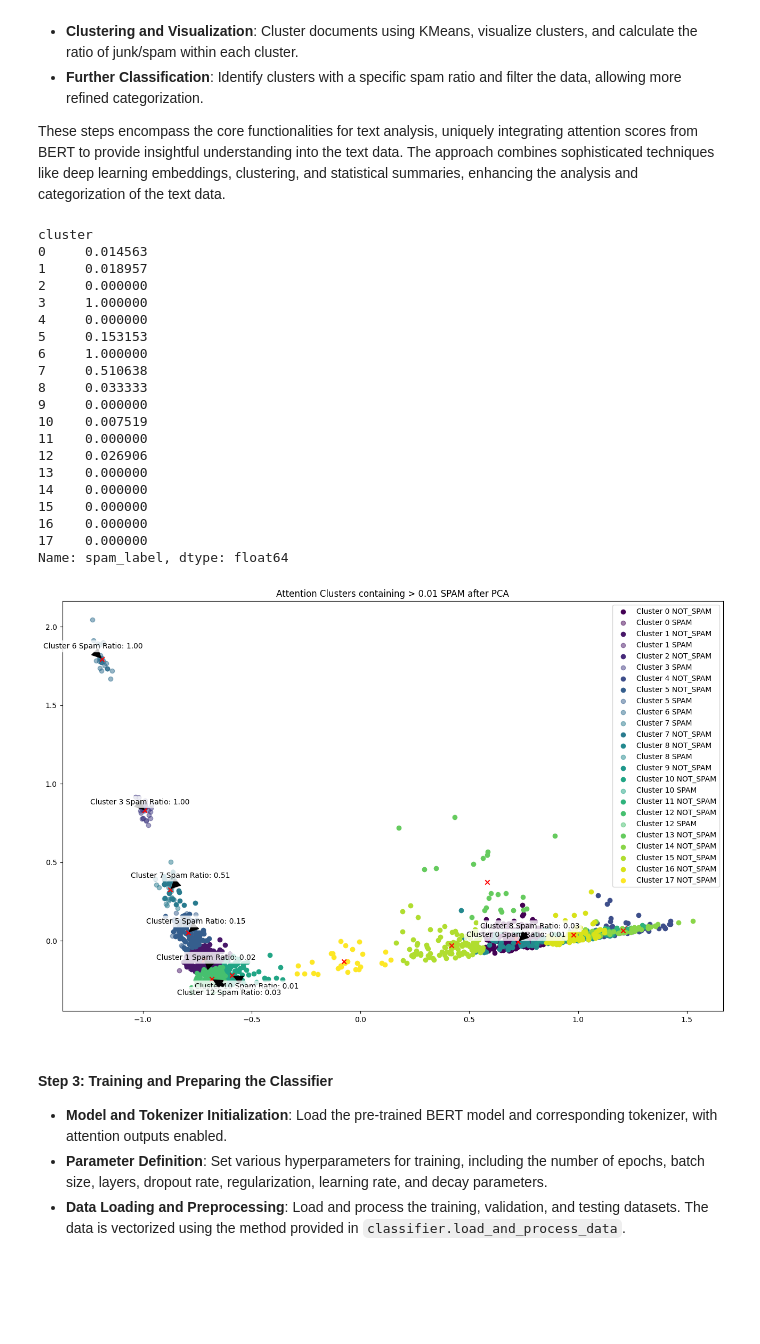
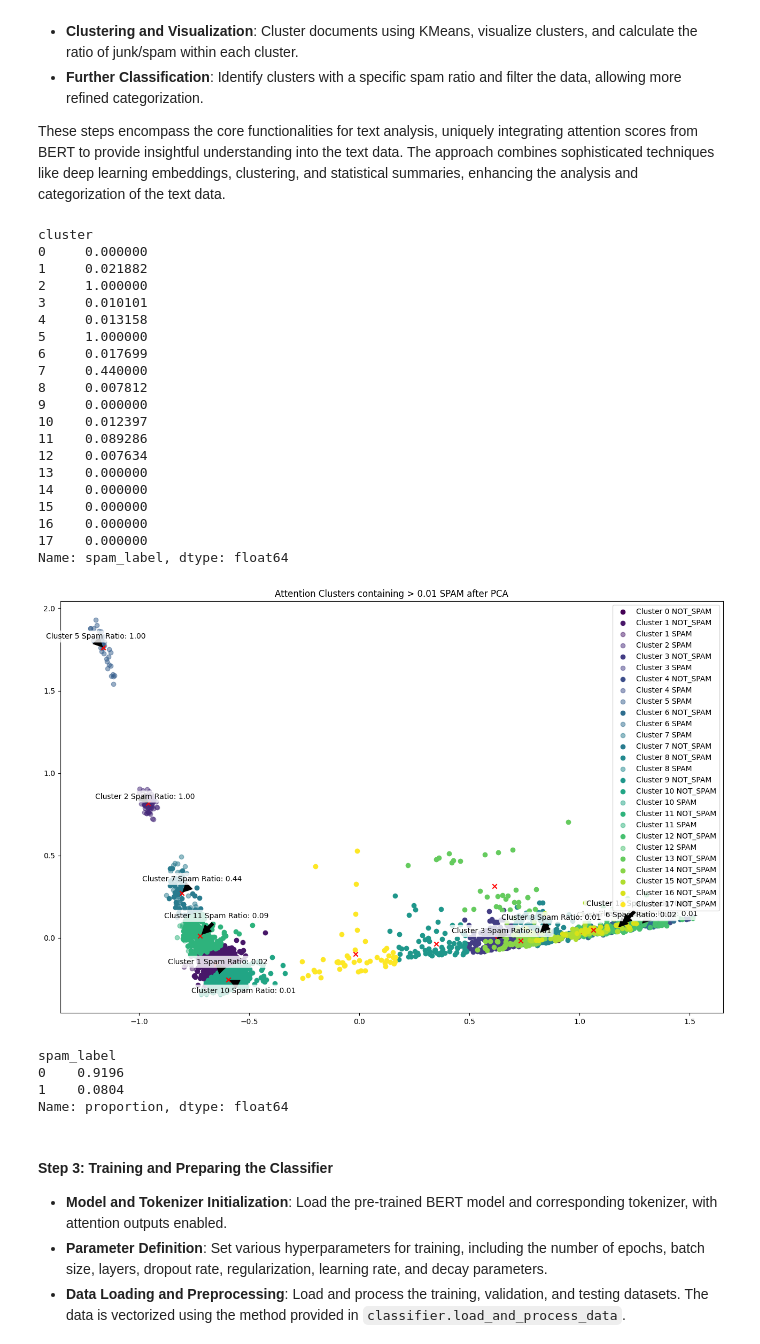
Before and after one commit to joelwk/Chanscope, a Jupyter notebook: notebooks/classification_pipeline.ipynb, the cells around one changed output. Saved outputs shown, nothing was run; the diff lists cells and outputs as text; code cells hidden in the pictures; blank space fills up the shorter version.

```diff
--- a/notebooks/classification_pipeline.ipynb
+++ b/notebooks/classification_pipeline.ipynb
@@ -34,7 +39,7 @@ import logging
 import pandas as pd
 from utils import fnSampling
 from utils import fnTesting
-from srcs.labeler import DialogDetector, apply_detector
+from srcs.labeler import DialogDetector, apply_detector, spam_ratio
 
 # Configure logging
 logging.basicConfig(level=logging.INFO)
@@ -49,11 +54,11 @@ sample_random_A05P8E01 = fnSampling.get_processed_sample('./data/datasets/TSRS/'
 # Copy dataframe loaded above and run threshold analysis
 data = sample_random_A05P8E01.copy()
 params = {
-    'sample_size': [len(data))],
+    'sample_size': [len(data)],
     'similarity_threshold': [0.45,0.6,0.7,0.75,0.9]
 }
-optimal_threshold, results , summary_table = fnTesting.evaluate_spam_threshold(data, params)
+#optimal_threshold, results , summary_table = fnTesting.evaluate_spam_threshold(data, params)
 # Perform clustering and visualize the results
-spam_ratio, dialog_data, similarity_training_data, spam_detector = apply_detector(data, optimal_threshold, int(len(data)/4))
+spam_ratio, dialog_data, similarity_training_data, spam_detector = apply_detector(data, 0.8, int(len(data)/4))
 print(spam_ratio)
 # %% [output]
@@ -78,34 +81,42 @@ Example interpretation of the above breakdown:
 These steps encompass the core functionalities for text analysis, uniquely integrating attention scores from BERT to provide insightful understanding into the text data. The approach combines sophisticated techniques like deep learning embeddings, clustering, and statistical summaries, enhancing the analysis and categorization of the text data.
 # %%
 from srcs import attention_filter
-
-fig, cluster_junk_ratio, data_clustered = attention_filter.main_plotting(dialog_data.sample(1500), max_length=512, show_scatter=True)
+fig, cluster_junk_ratio, data_clustered = attention_filter.main_plotting(dialog_data.sample(2500), max_length=512, show_scatter=True)
 
 # Identify clusters with a specific spam ratio and filter the data for further classification
 spam_clusters = cluster_junk_ratio[cluster_junk_ratio > 0.01].index.tolist()
 certanty_data = data_clustered[~data_clustered['cluster'].isin(spam_clusters) & ~data_clustered['spam_label'].isin([''])]
 # %% [output]
 cluster
-0     0.014563
-1     0.018957
-2     0.000000
-3     1.000000
-4     0.000000
-5     0.153153
-6     1.000000
-7     0.510638
-8     0.033333
+0     0.000000
+1     0.021882
+2     1.000000
+3     0.010101
+4     0.013158
+5     1.000000
+6     0.017699
+7     0.440000
+8     0.007812
 9     0.000000
-10    0.007519
-11    0.000000
-12    0.026906
+10    0.012397
+11    0.089286
+12    0.007634
 13    0.000000
 14    0.000000
 15    0.000000
 16    0.000000
 17    0.000000
 Name: spam_label, dtype: float64
-[figure, old version]
+[figure, new version]
+# %%
+def get_spam_ratio(data, label_column):
+    return data[label_column].value_counts(normalize=True)
+get_spam_ratio(data_clustered, 'spam_label')
+# %% [output]
+spam_label
+0    0.9196
+1    0.0804
+Name: proportion, dtype: float64
 # %% [markdown]
 #### Step 3: Training and Preparing the Classifier
 - **Model and Tokenizer Initialization**: Load the pre-trained BERT model and corresponding tokenizer, with attention outputs enabled.
```
Also changed, not shown: parts of 6 cells of this notebook, 8 other files.
